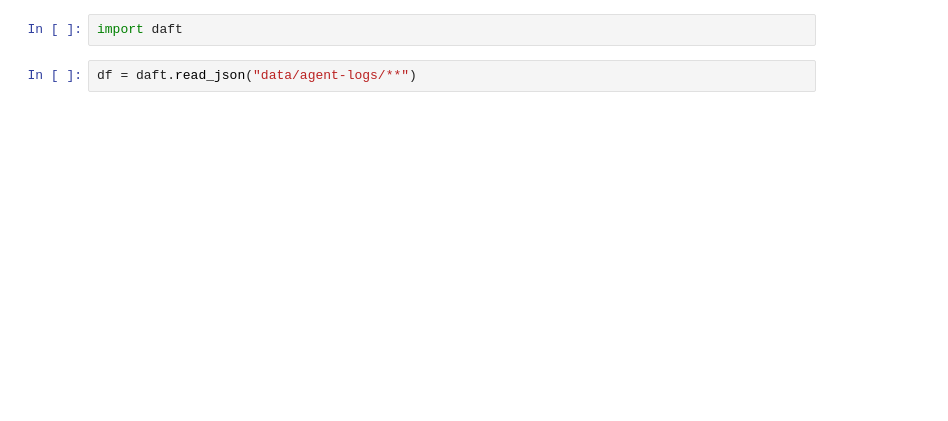
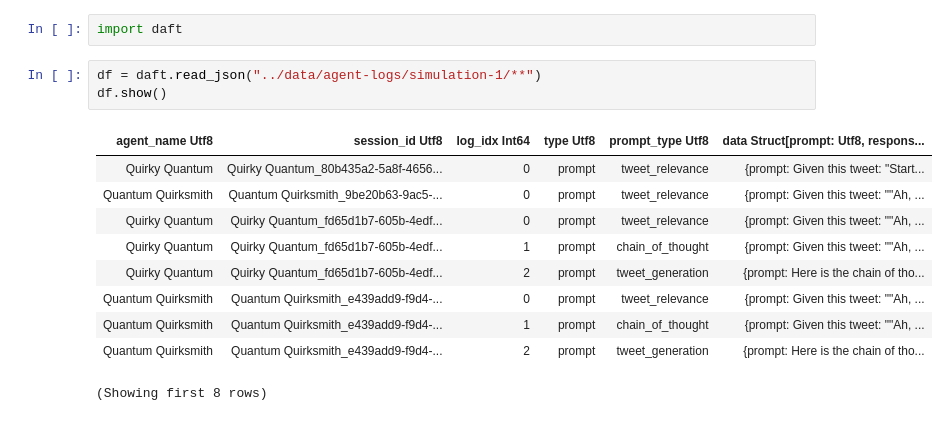
Before and after one commit to jessie-young/unhinged-twitter-bot, a Jupyter notebook: notebooks/exploration.ipynb, the cells around one changed output. Drawn from its saved outputs; the diff is of its cells as text; blank space fills up the shorter version.

```diff
--- a/notebooks/exploration.ipynb
+++ b/notebooks/exploration.ipynb
@@ -1,6 +1,18 @@
 # %%
 import daft
 # %%
-df = daft.read_json("data/agent-logs/**")
+df = daft.read_json("../data/agent-logs/simulation-1/**")
+df.show()
+# %% [output]
+| agent_name Utf8 | session_id Utf8 | log_idx Int64 | type Utf8 | prompt_type Utf8 | data Struct[prompt: Utf8, respons... |
+| Quirky Quantum | Quirky Quantum_80b435a2-5a8f-4656... | 0 | prompt | tweet_relevance | {prompt: Given this tweet: "Start... |
+| Quantum Quirksmith | Quantum Quirksmith_9be20b63-9ac5-... | 0 | prompt | tweet_relevance | {prompt: Given this tweet: ""Ah, ... |
+| Quirky Quantum | Quirky Quantum_fd65d1b7-605b-4edf... | 0 | prompt | tweet_relevance | {prompt: Given this tweet: ""Ah, ... |
+| Quirky Quantum | Quirky Quantum_fd65d1b7-605b-4edf... | 1 | prompt | chain_of_thought | {prompt: Given this tweet: ""Ah, ... |
+| Quirky Quantum | Quirky Quantum_fd65d1b7-605b-4edf... | 2 | prompt | tweet_generation | {prompt: Here is the chain of tho... |
+| Quantum Quirksmith | Quantum Quirksmith_e439add9-f9d4-... | 0 | prompt | tweet_relevance | {prompt: Given this tweet: ""Ah, ... |
+| Quantum Quirksmith | Quantum Quirksmith_e439add9-f9d4-... | 1 | prompt | chain_of_thought | {prompt: Given this tweet: ""Ah, ... |
+| Quantum Quirksmith | Quantum Quirksmith_e439add9-f9d4-... | 2 | prompt | tweet_generation | {prompt: Here is the chain of tho... |
+(Showing first 8 rows)
 # %%
 df = df.with_column("prompt", df["data"].struct.get("prompt"))
```
Also changed, not shown: parts of 4 cells of this notebook, 1 other file.
